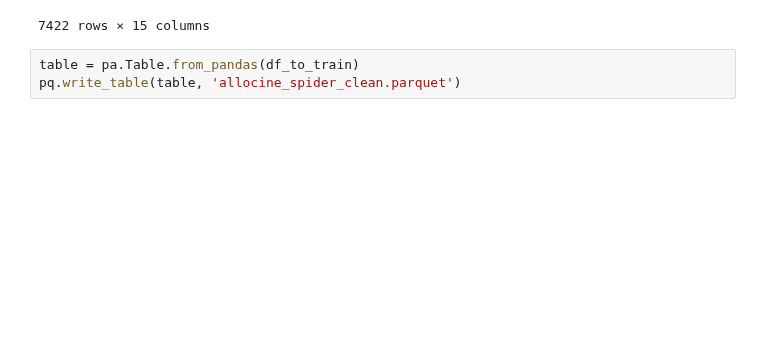
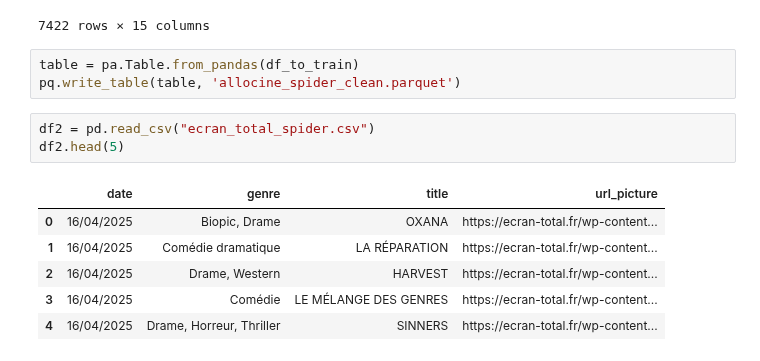
Before and after one commit to SamuelTD/new_is_always_better, a Jupyter notebook: modelisation/ludi/clean_export.ipynb, the cells around one changed output. Cells and saved outputs as stored; diff of their text form; blank space fills up the shorter version.

```diff
--- a/modelisation/ludi/clean_export.ipynb
+++ b/modelisation/ludi/clean_export.ipynb
@@ -110,3 +110,13 @@ df_to_train
 # %%
 table = pa.Table.from_pandas(df_to_train)
 pq.write_table(table, 'allocine_spider_clean.parquet')
+# %%
+df2 = pd.read_csv("ecran_total_spider.csv")
+df2.head(5)
+# %% [output]
+|  | date | genre | title | url_picture |
+| 0 | 16/04/2025 | Biopic, Drame | OXANA | https://ecran-total.fr/wp-content... |
+| 1 | 16/04/2025 | Comédie dramatique | LA RÉPARATION | https://ecran-total.fr/wp-content... |
+| 2 | 16/04/2025 | Drame, Western | HARVEST | https://ecran-total.fr/wp-content... |
+| 3 | 16/04/2025 | Comédie | LE MÉLANGE DES GENRES | https://ecran-total.fr/wp-content... |
+| 4 | 16/04/2025 | Drame, Horreur, Thriller | SINNERS | https://ecran-total.fr/wp-content... |
```
Also changed, not shown: parts of 3 cells of this notebook, 3 other files.
